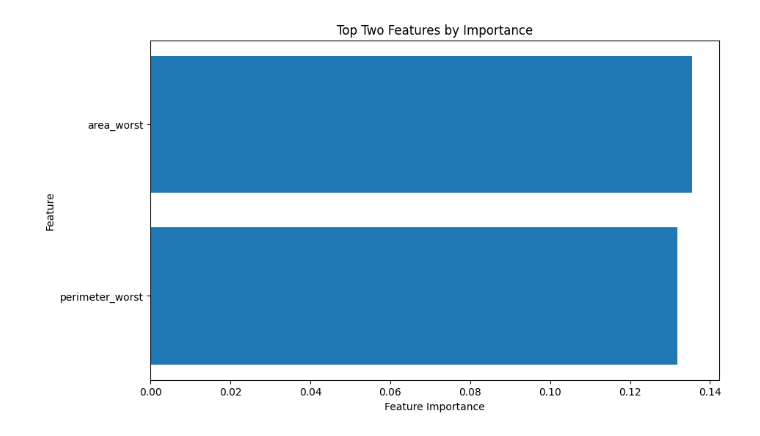
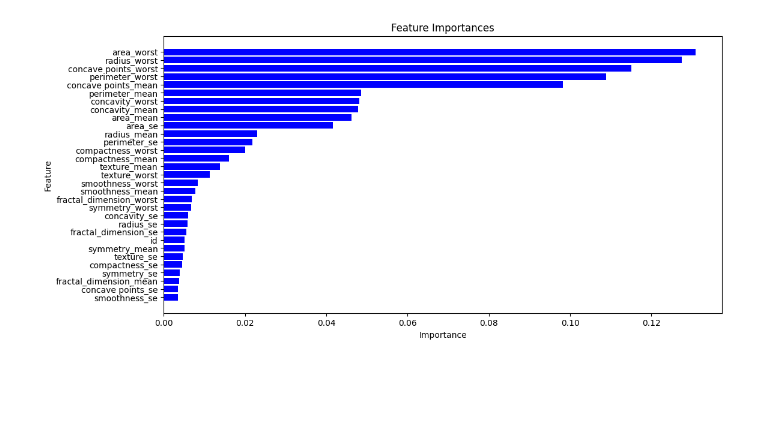
Before and after one commit to Mohibahmed2001/Breast-Cancer-Detection, a Jupyter notebook: question6.ipynb, the cells around one changed output. Drawn from its saved outputs; the diff is of its cells as text; code cells hidden in the pictures; blank space fills up the shorter version.

```diff
--- a/question6.ipynb
+++ b/question6.ipynb
@@ -1,57 +1,77 @@
 # %%
 import pandas as pd
 import numpy as np
+import matplotlib.pyplot as plt
 from sklearn.ensemble import RandomForestClassifier
+from sklearn.tree import DecisionTreeClassifier, plot_tree
+from sklearn.metrics import accuracy_score, recall_score, confusion_matrix
 from sklearn.model_selection import train_test_split
-import matplotlib.pyplot as plt
 import time
 
 # Load the dataset
 df = pd.read_csv('breast-cancer.csv')
 
 # Preprocess the data if needed
 df_cleaned = df.dropna()
 
 # Split features and target variable
 X = df_cleaned.drop(columns=['diagnosis'])
 y = df_cleaned['diagnosis']
 
-# Initialize Random Forest Classifier
+# Train a Random Forest model to find feature importance
 rf_model = RandomForestClassifier(n_estimators=100, random_state=42)
-
-# Split data into training and testing sets
-X_train, X_test, y_train, y_test = train_test_split(X, y, test_size=0.2)
-
-# Track training time
-start_time = time.time()
-
-# Fit the model
-rf_model.fit(X_train, y_train)
-
-# Calculate training time
-training_time = time.time() - start_time
+rf_model.fit(X, y)
 
 # Get feature importances
 feature_importances = rf_model.feature_importances_
+feature_names = X.columns
+importance_df = pd.DataFrame({'Feature': feature_names, 'Importance': feature_importances})
+importance_df = importance_df.sort_values(by='Importance', ascending=False)
 
-# Sort feature importances in descending order
-sorted_indices = np.argsort(feature_importances)[::-1]
-
-# Visualize feature importances
-top_features = 2
-top_indices = sorted_indices[:top_features]
-top_feature_names = X.columns[top_indices]
-top_importances = feature_importances[top_indices]
-
-plt.figure(figsize=(10, 6))
-plt.barh(range(top_features), top_importances, align='center')
-plt.yticks(range(top_features), top_feature_names)
-plt.xlabel('Feature Importance')
-plt.ylabel('Feature')
-plt.title('Top Two Features by Importance')
-plt.gca().invert_yaxis()  # Invert y-axis to have the highest importance at the top
+# Plot feature importances
+plt.figure(figsize=(12, 6))
+plt.title("Feature Importances")
+plt.barh(importance_df['Feature'], importance_df['Importance'], color='b', align='center')
+plt.xlabel("Importance")
+plt.ylabel("Feature")
+plt.gca().invert_yaxis()
 plt.show()
 
-print(f"Training Time: {training_time:.2f} seconds")
+# Function to train and evaluate a Decision Tree model
+def train_and_evaluate_decision_tree(X, y):
+    X_train, X_test, y_train, y_test = train_test_split(X, y, test_size=0.2, random_state=42)
+    model = DecisionTreeClassifier(random_state=42)
+    start_time = time.time()
+    model.fit(X_train, y_train)
+    training_time = time.time() - start_time
+    predictions = model.predict(X_test)
+    accuracy = accuracy_score(y_test, predictions)
+    sensitivity = recall_score(y_test, predictions, pos_label="M")
+    cm = confusion_matrix(y_test, predictions)
+    tn, fp, fn, tp = cm.ravel()
+    specificity = tn / (tn + fp)
+    plt.figure(figsize=(20, 10))
+    plot_tree(model, filled=True, feature_names=X.columns, class_names=['B', 'M'])
+    plt.show()
+    print(f"Training Time: {training_time:.2f} seconds")
+    print(f"Accuracy: {accuracy:.2f}")
+    print(f"Sensitivity (Recall) for Malignant: {sensitivity:.2f}")
+    print(f"Sensitivity (Recall) for Benign: {specificity:.2f}")
+    print(f"Confusion Matrix:\n{cm}")
+
+# Remove the feature with the lowest importance and retrain the Decision Tree model
+X_reduced_1 = X.drop(columns=[importance_df['Feature'].iloc[-1]])
+print("Removing the least important feature:", importance_df['Feature'].iloc[-1])
+train_and_evaluate_decision_tree(X_reduced_1, y)
+
+# Remove the four features with the lowest importance and retrain the Decision Tree model
+X_reduced_4 = X.drop(columns=importance_df['Feature'].iloc[-4:])
+print("Removing the four least important features:", list(importance_df['Feature'].iloc[-4:]))
+train_and_evaluate_decision_tree(X_reduced_4, y)
+
+# Remove the ten features with the lowest importance and retrain the Decision Tree model
+X_reduced_10 = X.drop(columns=importance_df['Feature'].iloc[-10:])
+print("Removing the ten least important features:", list(importance_df['Feature'].iloc[-10:]))
+train_and_evaluate_decision_tree(X_reduced_10, y)
 # %% [output]
-[figure, old version]
+[figure, new version]
```
Also changed, not shown: parts of 1 cell of this notebook.
